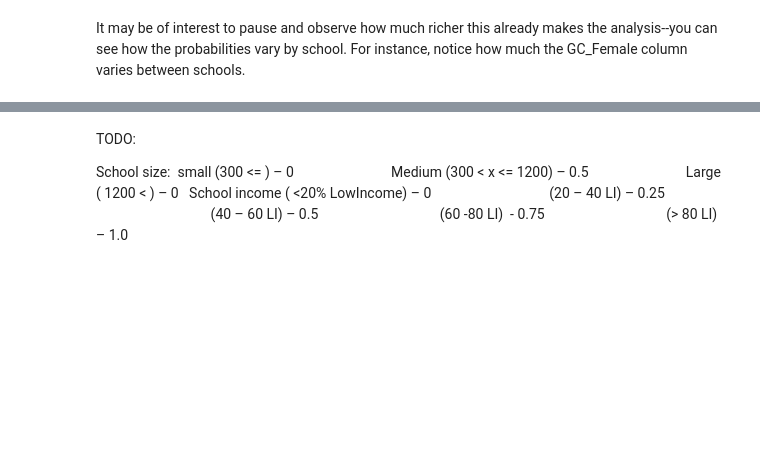
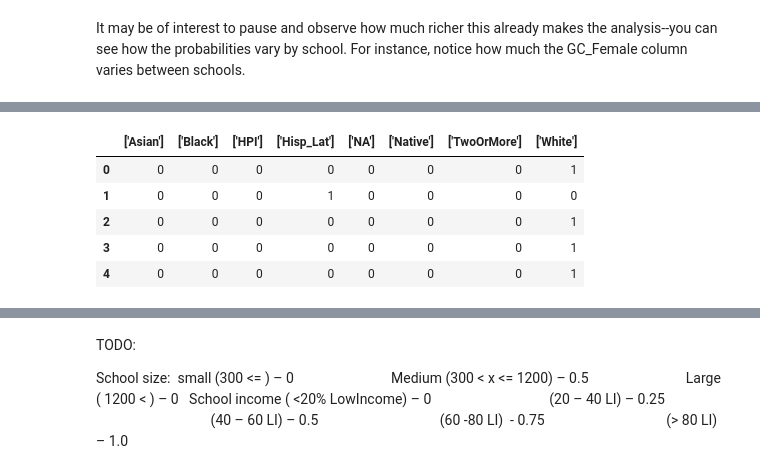
Before and after one commit to brinkbrink/WA_CS, a Jupyter notebook: WACSKeyPredictors.ipynb, the cells around one changed output, grey strips where cells are left out. Cells and saved outputs as stored; diff of their text form; code cells hidden in the pictures; blank space fills up the shorter version.

```diff
--- a/WACSKeyPredictors.ipynb
+++ b/WACSKeyPredictors.ipynb
@@ -1116,0 +1287,14 @@ cs_schools.head(50)
+# %%
+just_students['race'] = just_students['race'].astype(str) # conversion necessary to use get_dummies
+
+just_race = pd.get_dummies(just_students['race'])
+just_race.reset_index(drop=True, inplace=True)
+
+just_race.head()
+# %% [output]
+|  | ['Asian'] | ['Black'] | ['HPI'] | ['Hisp_Lat'] | ['NA'] | ['Native'] | ['TwoOrMore'] | ['White'] |
+| 0 | 0 | 0 | 0 | 0 | 0 | 0 | 0 | 1 |
+| 1 | 0 | 0 | 0 | 1 | 0 | 0 | 0 | 0 |
+| 2 | 0 | 0 | 0 | 0 | 0 | 0 | 0 | 1 |
+| 3 | 0 | 0 | 0 | 0 | 0 | 0 | 0 | 1 |
+| 4 | 0 | 0 | 0 | 0 | 0 | 0 | 0 | 1 |
```
Also changed, not shown: parts of 58 cells of this notebook.
